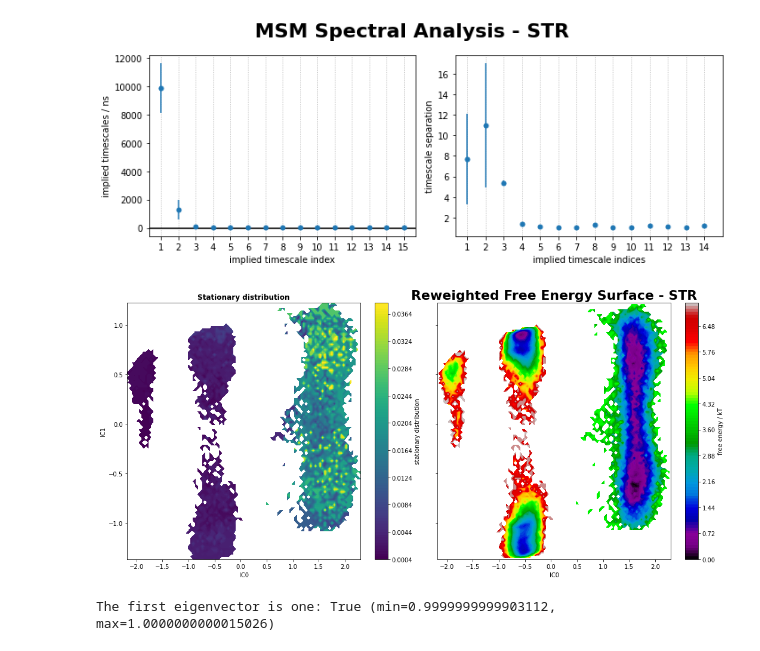
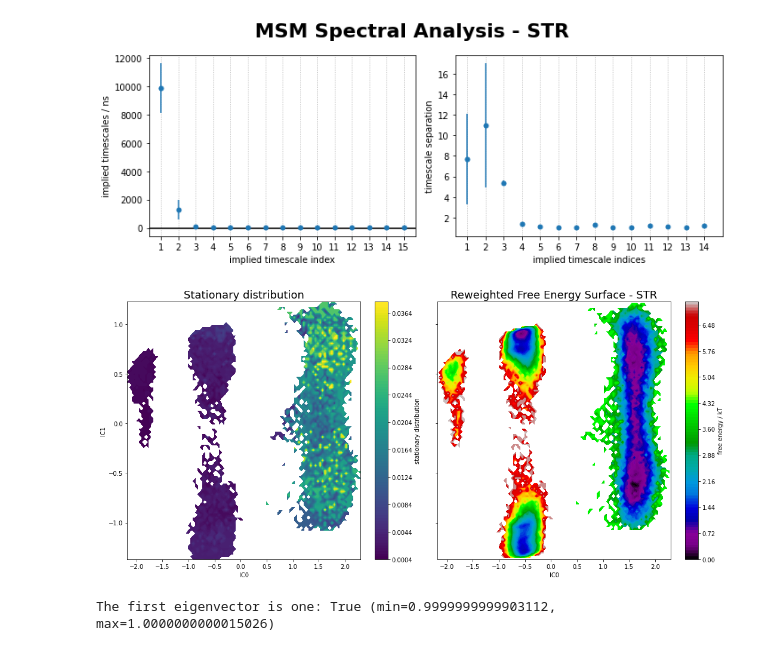
Before and after one commit to saguileran/MD-SCPI, a Jupyter notebook: NoteBooks/PyEMMA_STR.ipynb, the cells around one changed output. Saved outputs shown, nothing was run; the diff lists cells and outputs as text; code cells hidden in the pictures.

```diff
--- a/NoteBooks/PyEMMA_STR.ipynb
+++ b/NoteBooks/PyEMMA_STR.ipynb
@@ -203,25 +203,25 @@ fig.tight_layout()
 # %%
 #@title Stationary Distribution and Free Energy
 plt.close()
 fig, axes = plt.subplots(1, 2, figsize=(15, 7), sharex=True, sharey=True)
 pyemma.plots.plot_contour( *tica_concatenated[:, [c1,c2]].T,
                             msm.pi[dtrajs_concatenated],
                             ax=axes[0],
                             mask=True,
                             cbar_label='stationary distribution' )
 pyemma.plots.plot_free_energy( *tica_concatenated[:, [c1,c2]].T,
                                weights=np.concatenate(msm.trajectory_weights()),
                                ax=axes[1],
                                legacy=False )
 
 for ax in axes.flat: ax.set_xlabel('IC'+str(c1))
 
 axes[0].set_ylabel('IC'+str(c2))
-axes[0].set_title('Stationary distribution', fontweight='bold')
-axes[1].set_title('Reweighted Free Energy Surface - '+ligand, fontweight='bold', fontsize='22')
+axes[0].set_title('Stationary distribution', fontsize='18')
+axes[1].set_title('Reweighted Free Energy Surface - '+ligand, fontsize='18')
 fig.tight_layout()
 # %% [output]
-[figure, old version]
+[figure, new version]
 # %%
 #@title Eigenvectors
 plt.close()
```
Also changed, not shown: parts of 2 cells of this notebook.
